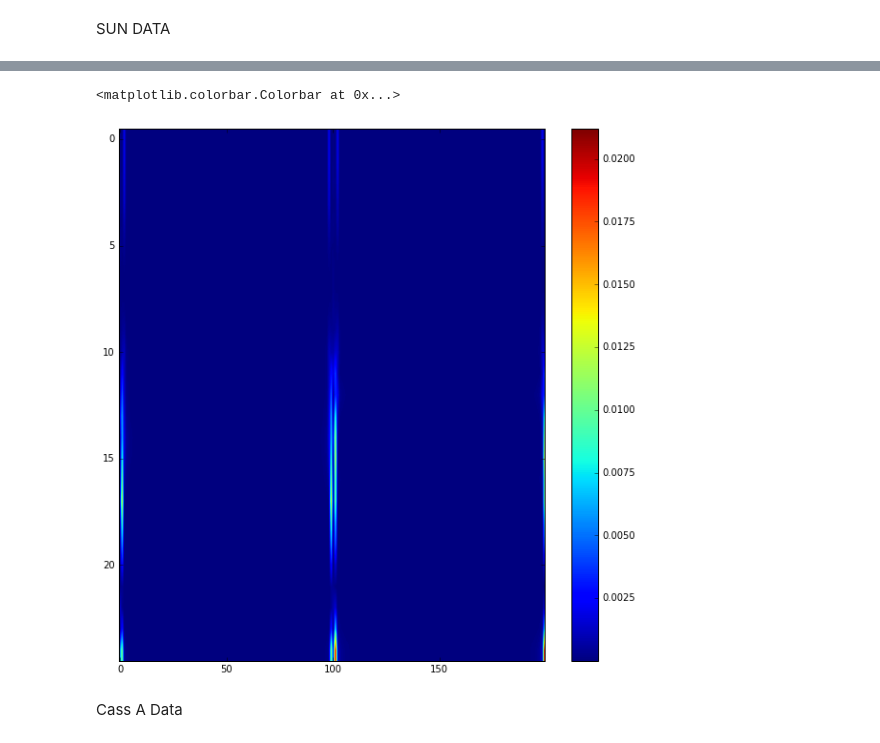
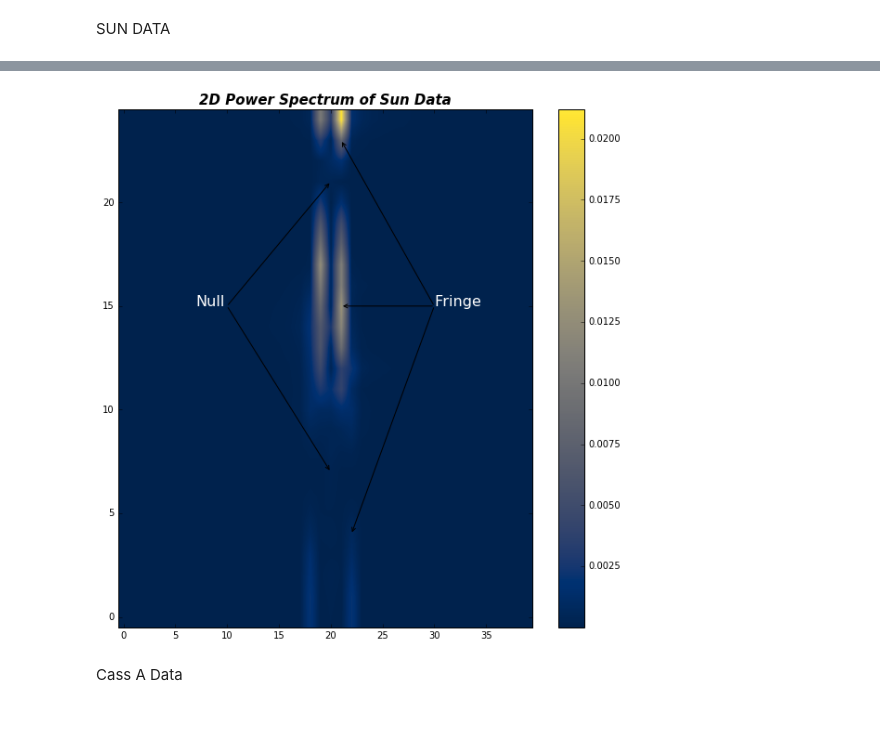
Before and after one commit to chavezoscar009/RadioLab-Lab3, a Jupyter notebook: Untitled.ipynb, the cells around one changed output, grey strips where cells are left out. Saved outputs shown, nothing was run; the diff lists cells and outputs as text; code cells hidden in the pictures.

```diff
--- a/Untitled.ipynb
+++ b/Untitled.ipynb
@@ -249,30 +319,42 @@ plt.errorbar(sun_time[:100]- sun_time[0], sun_data[:100], yerr = err_sun[:100],
 # %%
 #making another variable to only take the first 5000 sun data
 sun_dat = sun_data[:5000]
 
 #splits our sun_dat array into 50 evenly spaced arrays within the array
 #ex: [[1],[2],[3],[4], ... , [50]]
 split = np.array(np.split(sun_dat, 50))
 
 #making a list variables to hold the power spectrum of the 50 arrays we split
 power = []
 
 for i in split:
     power.append(np.abs(np.fft.fft(i))**2)
 
 #converting the list to an array
 powarr = np.array(power)
 
 #reshaping it so that it is a 2D array to plot in imshow
 reshape = powarr.reshape((25, -1))
-
+font = {'color':  'white', 'size': 16}
 #plotting code
 plt.figure(figsize = (10,10))
-plt.imshow(reshape, aspect = 'auto', cmap = 'jet')
+plt.title('2D Power Spectrum of Sun Data', fontstyle = 'oblique',fontsize = 15, fontweight = 'semibold')
+plt.imshow(reshape[:, 80:120], origin = 'lower',aspect = 'auto', cmap = 'cividis')
+plt.annotate('', xy = (20,7), xytext = (10,15), arrowprops=dict(facecolor='white', arrowstyle="->"))
+plt.annotate('', xy = (20,21), xytext = (10,15), arrowprops=dict(facecolor='white', arrowstyle="->"))
+plt.text(7,15, 'Null', fontdict = font)
+
+plt.annotate('', xy = (21,23), xytext = (30,15), arrowprops=dict(facecolor='white', arrowstyle="->"))
+plt.annotate('', xy = (21,15), xytext = (30,15), arrowprops=dict(facecolor='white', arrowstyle="->"))
+plt.annotate('', xy = (22,4), xytext = (30,15), arrowprops=dict(facecolor='white', arrowstyle="->"))
+
+plt.text(30,15, 'Fringe', fontdict = font)
+
 plt.colorbar()
+
+plt.savefig('2Dplot.pdf')
 # %% [output]
-<matplotlib.colorbar.Colorbar at 0x...>
-[figure, old version]
+[figure, new version]
 # %% [markdown]
 Cass A Data
 # %%
```
Also changed, not shown: parts of 11 cells of this notebook.
